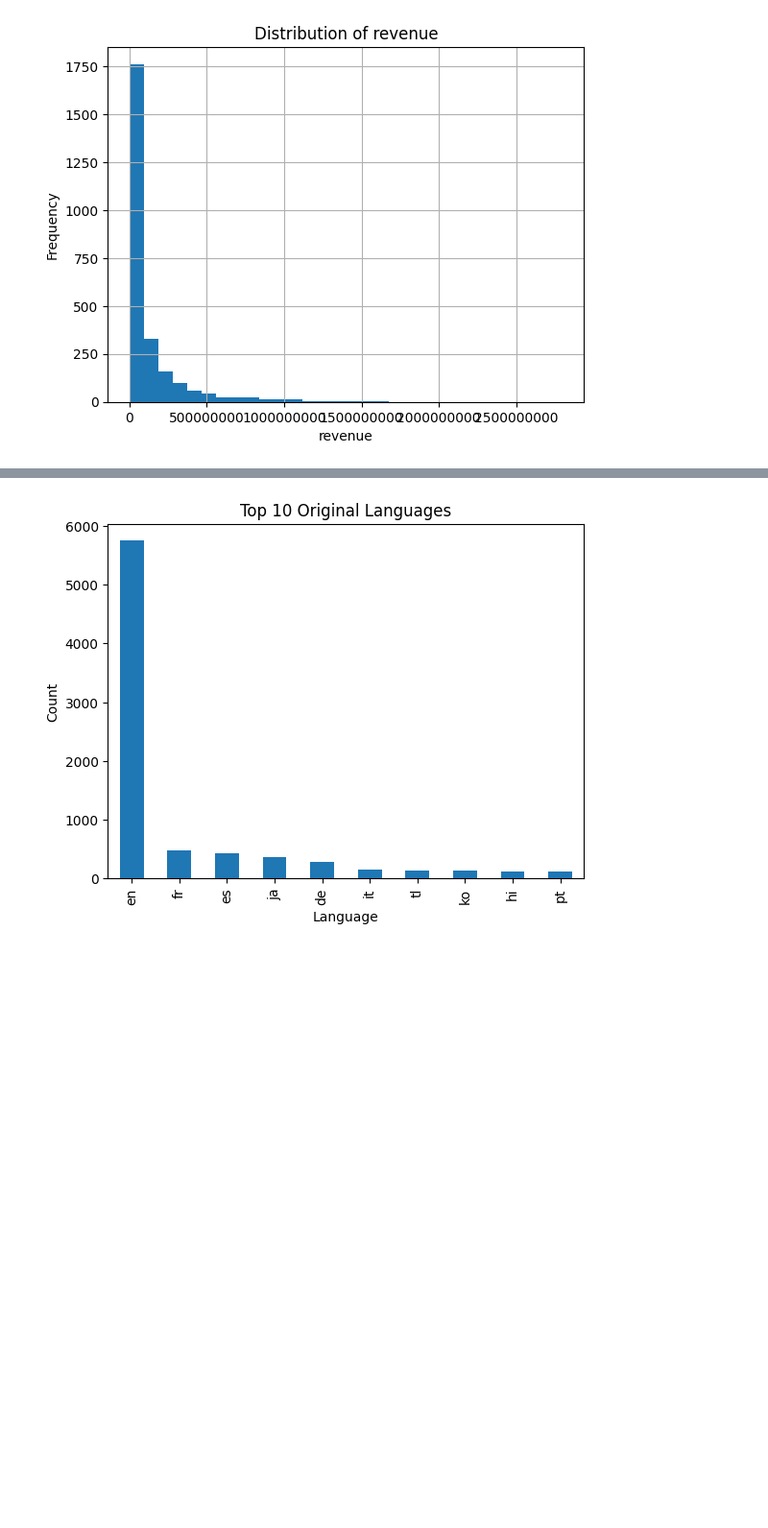
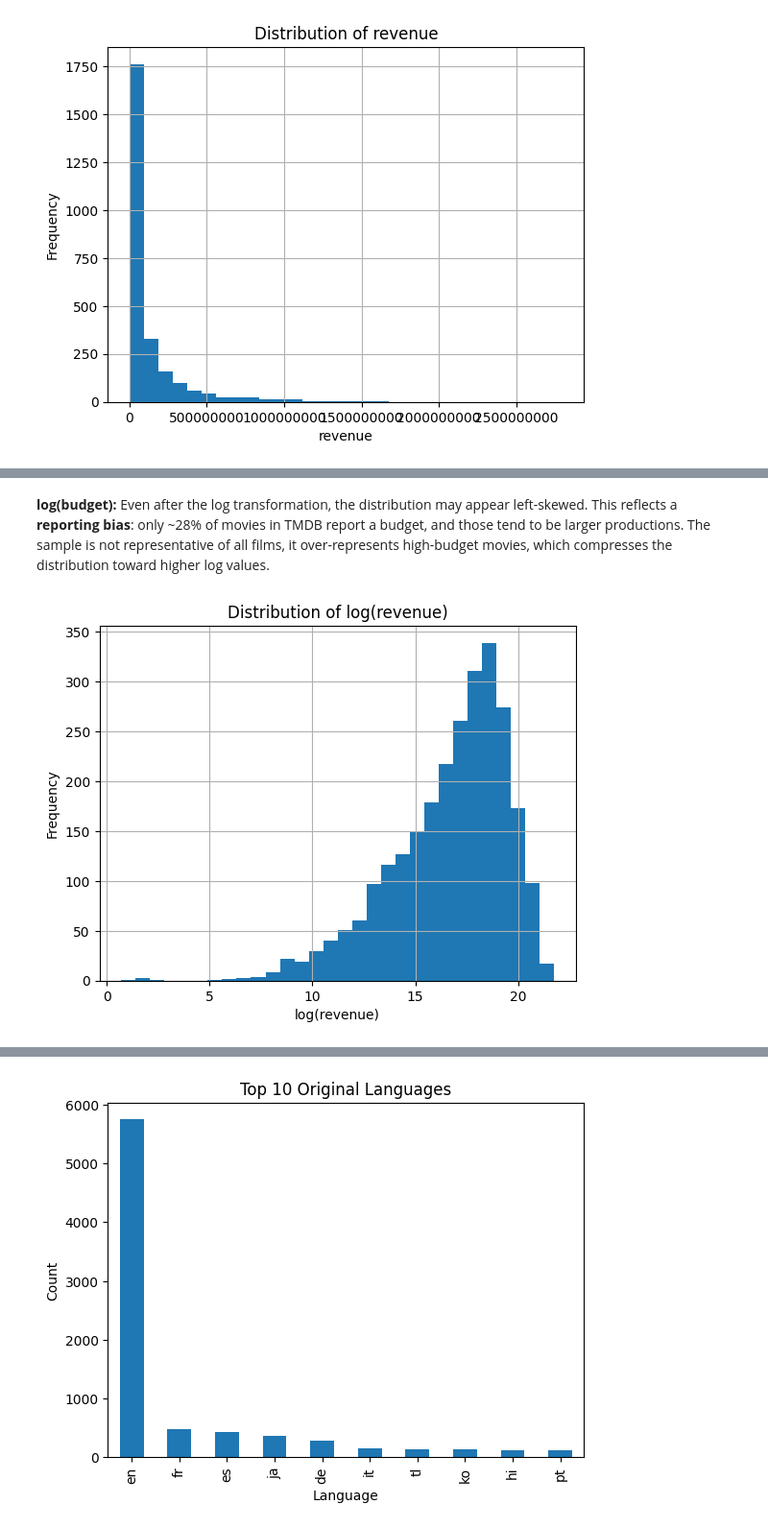
Before and after one commit to lauramanzanos23/INSY_674_FinalProject, a Jupyter notebook: EDA/EDA.ipynb, the cells around one changed output, grey strips where cells are left out. Shown at 96% size. Saved outputs shown, nothing was run; the diff lists cells and outputs as text; code cells hidden in the pictures; blank space fills up the shorter version.

```diff
--- a/EDA/EDA.ipynb
+++ b/EDA/EDA.ipynb
@@ -278,0 +262,11 @@ plt.show()
+# %% [markdown]
+**log(budget):** Even after the log transformation, the distribution may appear left-skewed. This reflects a **reporting bias**: only ~28% of movies in TMDB report a budget, and those tend to be larger productions. The sample is not representative of all films, it over-represents high-budget movies, which compresses the distribution toward higher log values.
+# %%
+plt.figure()
+np.log(df_revenue_nonzero["revenue"]).hist(bins=30)
+plt.title("Distribution of log(revenue)")
+plt.xlabel("log(revenue)")
+plt.ylabel("Frequency")
+plt.show()
+# %% [output]
+[figure, added]
```
Also changed, not shown: parts of 9 cells of this notebook.
